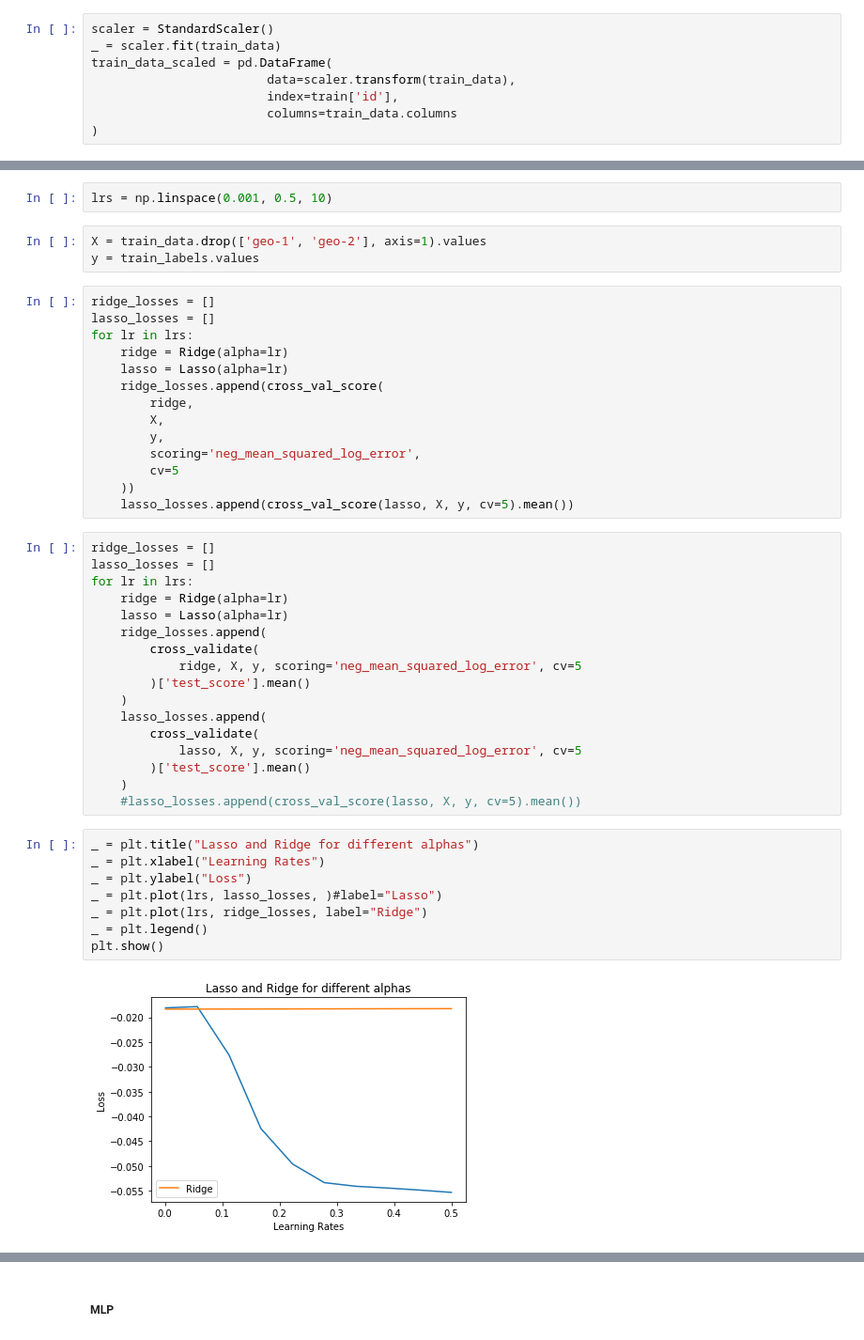
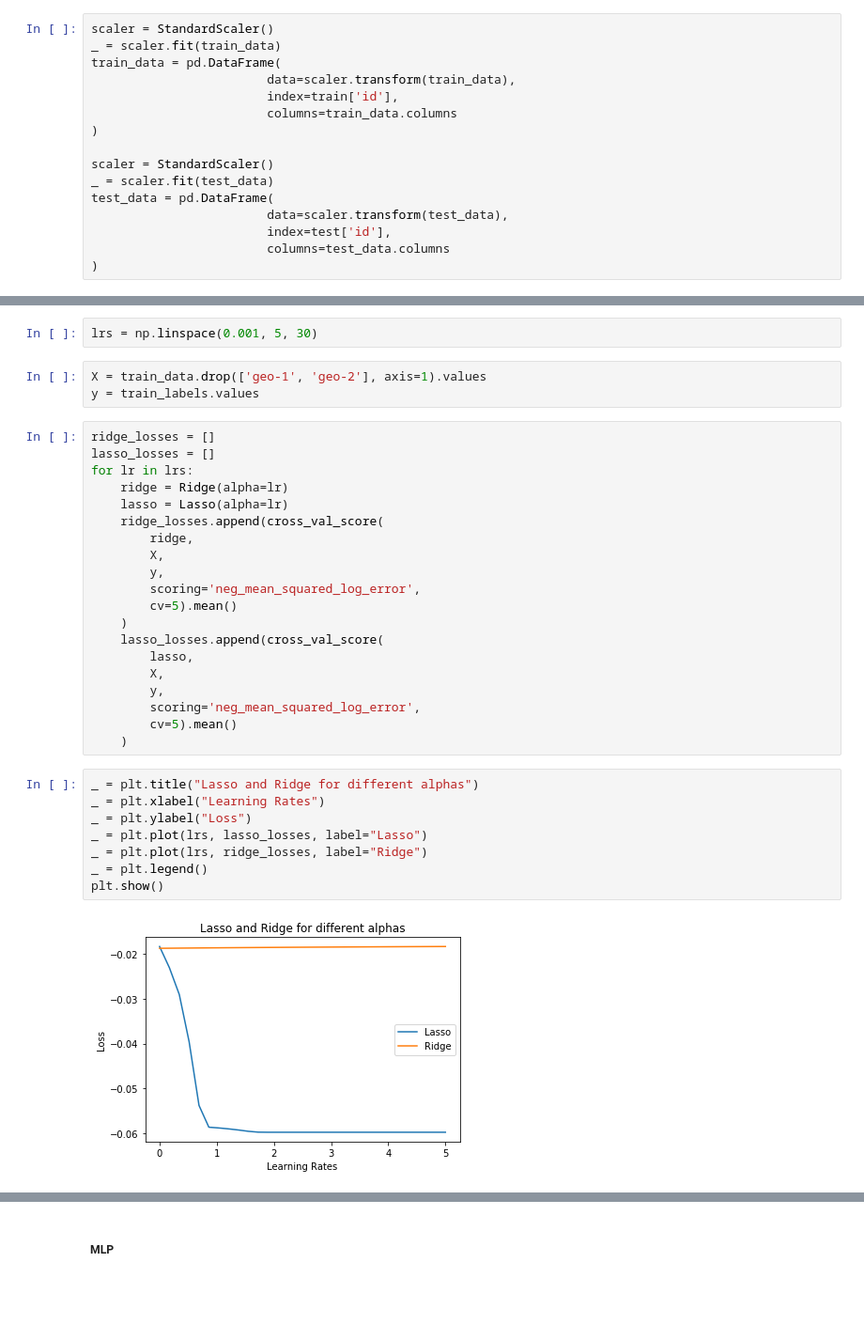
Before and after one commit to jsigee87/data_science_principles, a Jupyter notebook: hw3/HW3.ipynb, the cells around one changed output, grey strips where cells are left out. Shown at 94% size. Cells and saved outputs as stored; diff of their text form; blank space fills up the shorter version.

Commit message:
needs to be rerun- cleaned up and got final kaggle score

```diff
--- a/hw3/HW3.ipynb
+++ b/hw3/HW3.ipynb
@@ -919,11 +921,19 @@ We are just going to throw all of these columns into the StandardScaler.
 # %%
 scaler = StandardScaler()
 _ = scaler.fit(train_data)
-train_data_scaled = pd.DataFrame(
+train_data = pd.DataFrame(
                         data=scaler.transform(train_data),
                         index=train['id'],
                         columns=train_data.columns
 )
+
+scaler = StandardScaler()
+_ = scaler.fit(test_data)
+test_data = pd.DataFrame(
+                        data=scaler.transform(test_data),
+                        index=test['id'],
+                        columns=test_data.columns
+)
 # %%
 for col in train_data.columns:
     _ = plt.title('Histogram of data in {}'.format(col))
@@ -1183,7 +1199,7 @@ We should drop geo-1 and geo-2 from the linear regressions.
 # %% [markdown]
 #### Training Ridge, Lasso, MLP
 # %%
-lrs = np.linspace(0.001, 0.5, 10)
+lrs = np.linspace(0.001, 5, 30)
 # %%
 X = train_data.drop(['geo-1', 'geo-2'], axis=1).values
 y = train_labels.values
@@ -1198,33 +1214,22 @@ for lr in lrs:
         X,
         y,
         scoring='neg_mean_squared_log_error',
-        cv=5
-    ))
-    lasso_losses.append(cross_val_score(lasso, X, y, cv=5).mean())
+        cv=5).mean()
+    )
+    lasso_losses.append(cross_val_score(
+        lasso,
+        X,
+        y,
+        scoring='neg_mean_squared_log_error',
+        cv=5).mean()
+    )
-# %%
-ridge_losses = []
-lasso_losses = []
-for lr in lrs:
-    ridge = Ridge(alpha=lr)
-    lasso = Lasso(alpha=lr)
-    ridge_losses.append(
-        cross_validate(
-            ridge, X, y, scoring='neg_mean_squared_log_error', cv=5
-        )['test_score'].mean()
-    )
-    lasso_losses.append(
-        cross_validate(
-            lasso, X, y, scoring='neg_mean_squared_log_error', cv=5
-        )['test_score'].mean()
-    )
-    #lasso_losses.append(cross_val_score(lasso, X, y, cv=5).mean())
 # %%
 _ = plt.title("Lasso and Ridge for different alphas")
 _ = plt.xlabel("Learning Rates")
 _ = plt.ylabel("Loss")
-_ = plt.plot(lrs, lasso_losses, )#label="Lasso")
+_ = plt.plot(lrs, lasso_losses, label="Lasso")
 _ = plt.plot(lrs, ridge_losses, label="Ridge")
 _ = plt.legend()
 plt.show()
 # %% [output]
-[figure, old version]
+[figure, new version]
```
Also changed, not shown: parts of 27 cells of this notebook.
